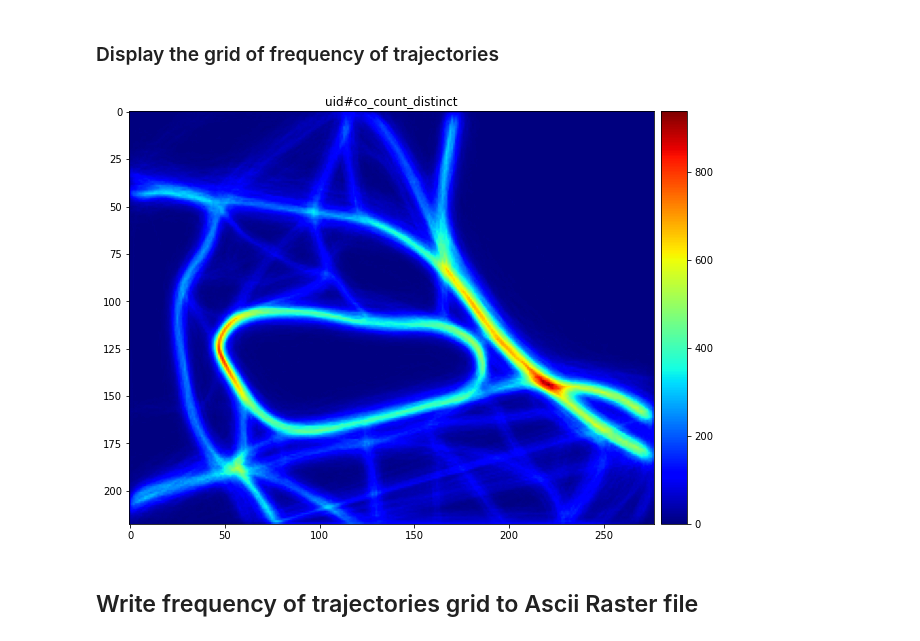
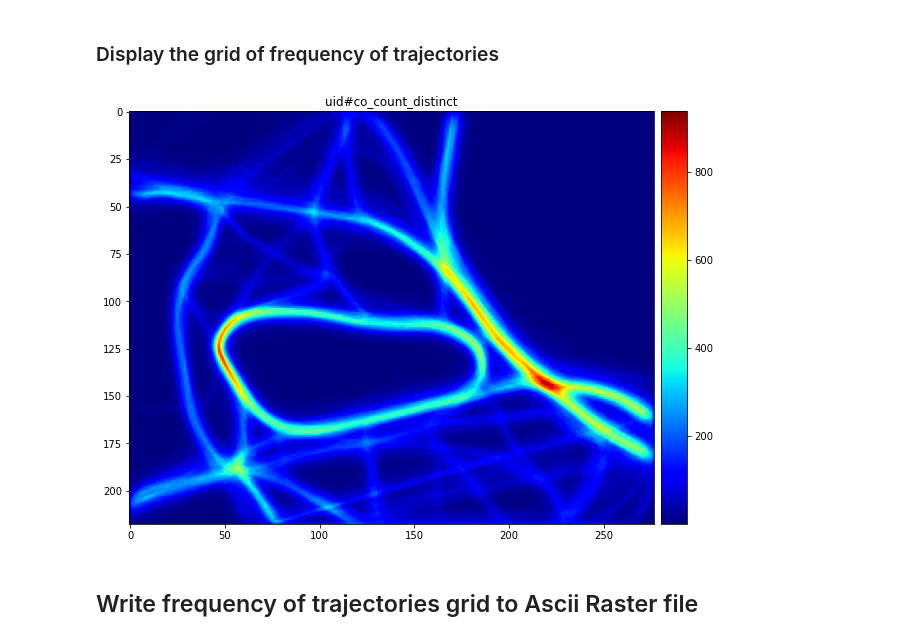
Before and after one commit to umrlastig/tracklib, a Jupyter notebook: doc/source/userguide/UG_AFMap.ipynb, the cells around one changed output. Cells and saved outputs as stored; diff of their text form; code cells hidden in the pictures.

```diff
--- a/doc/source/userguide/UG_AFMap.ipynb
+++ b/doc/source/userguide/UG_AFMap.ipynb
@@ -110,10 +110,12 @@ freqMap = raster.getAFMap(tkl.AFMap.getMeasureName('uid', tkl.co_count_distinct)
 ### Display the grid of frequency of trajectories
 # %%
 plt.figure(figsize=(10, 10))
-freqMap.plotAsImage(cmap='jet', append=True)
+cmap = plt.cm.get_cmap('jet').copy()
+cmap.set_bad(color = cmap(0.0))
+freqMap.plotAsImage(cmap=cmap, append=True)
 plt.show()
 # %% [output]
-[figure, old version]
+[figure, new version]
 # %% [markdown]
 ## Write frequency of trajectories grid to Ascii Raster file
 # %%
```
Also changed, not shown: 2 other files.
